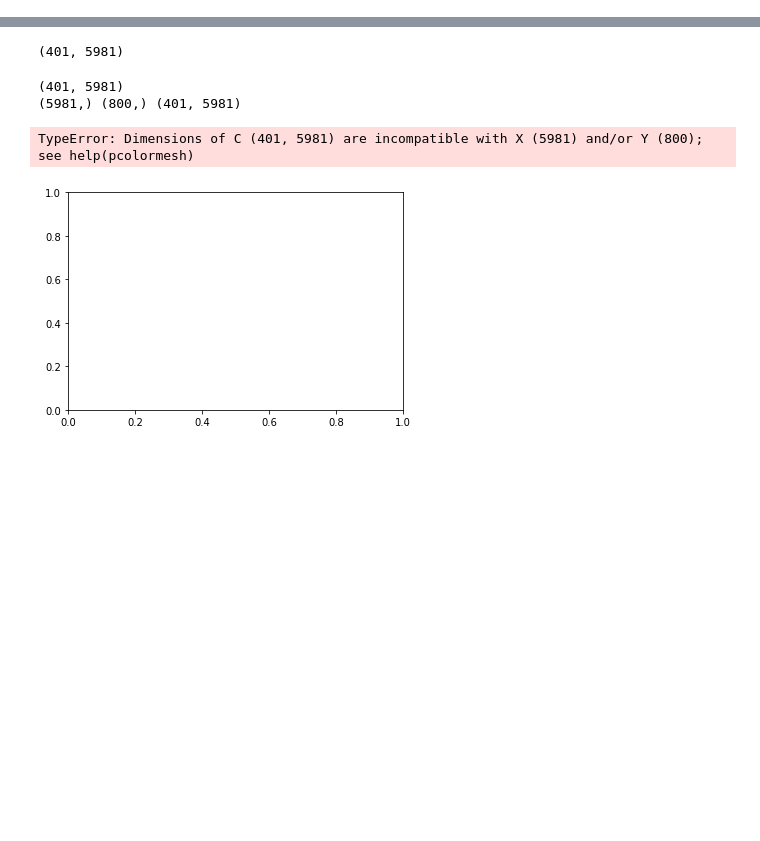
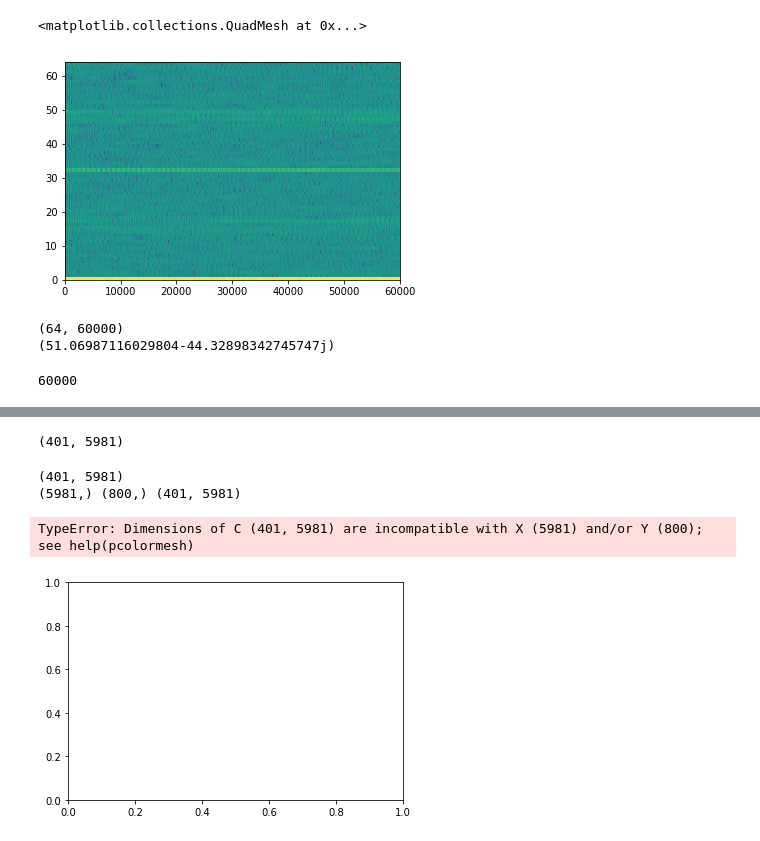
Before and after one commit to Andrew-Mackay/Adapting-the-WaveNet-Deep-Learning-Model-for-RADAR-Classification, a Jupyter notebook: notebooks/spectrogram_test.ipynb, the cells around one changed output, grey strips where cells are left out. Saved outputs shown, nothing was run; the diff lists cells and outputs as text; code cells hidden in the pictures; blank space fills up the shorter version.

```diff
--- a/notebooks/spectrogram_test.ipynb
+++ b/notebooks/spectrogram_test.ipynb
@@ -35,5 +70,15 @@ fftshifted = np.fft.fftshift(tmp, 0)
 # %%
-data_range = fftshifted[int(number_of_time_samples/2):int(number_of_time_samples), :]
+data_range = fft_shifted[int(number_of_time_samples/2):int(number_of_time_samples), :] # take top half
+plt.pcolormesh(20 * np.log10(np.abs(data_range)))
+# %% [output]
+<matplotlib.collections.QuadMesh at 0x...>
+[figure, added]
+# %%
+print(data_range.shape)
+print(data_range[1][0])
+# %% [output]
+(64, 60000)
+(51.06987116029804-44.32898342745747j)
 # %%
 def nearest_odd_number(x):
     if(np.floor(x) % 2 == 0):
@@ -44,5 +89,9 @@ def nearest_odd_number(x):
 # IIR Notch filter
 x = data_range.shape[1]
 ns = nearest_odd_number(x) - 1
+# %%
+print(ns)
+# %% [output]
+60000
 # %%
 data_range_MTI = np.zeros((data_range.shape[0], ns))
```
Also changed, not shown: parts of 30 cells of this notebook, 1 other file.
